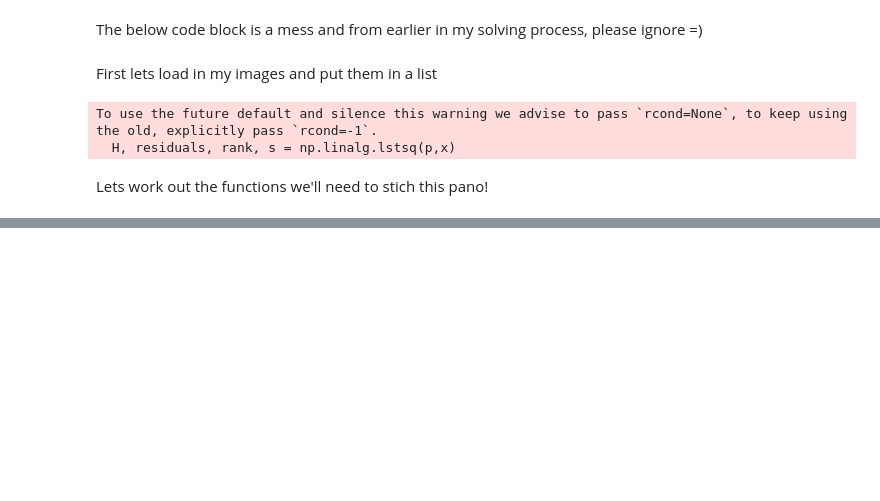
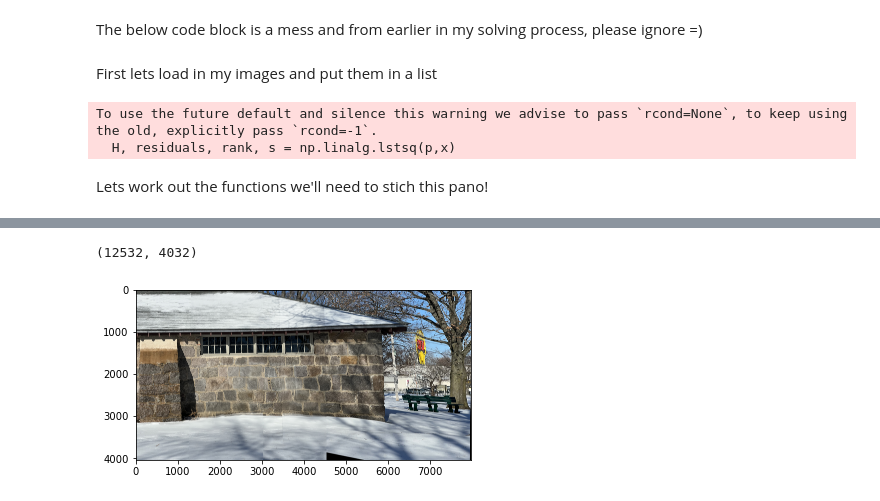
Before and after one commit to JGittles/EECE7150, a Jupyter notebook: HW2/hw2.ipynb, the cells around one changed output, grey strips where cells are left out. Cells and saved outputs as stored; diff of their text form; code cells hidden in the pictures; blank space fills up the shorter version.

```diff
--- a/HW2/hw2.ipynb
+++ b/HW2/hw2.ipynb
@@ -327,0 +341,11 @@ To use the future default and silence this warning we advise to pass `rcond=None
+# %%
+pt1=[]
+pt2=[]
+for pt in im1_to_2["im2"]:
+    pt1.append([pt.x,pt.y])
+for pt in im1_to_2["im1"]:
+    pt2.append([pt.x,pt.y])
+H=getH(pt1,pt2)
+H=np.matmul(H32,H)
+(im321,H321,H321_trans)=imgWarp(images[0],im32,H)
+# %% [output]
@@ -327,0 +354,2 @@ To use the future default and silence this warning we advise to pass `rcond=None
+(12532, 4032)
+[figure, added]
```
Also changed, not shown: parts of 16 cells of this notebook.
